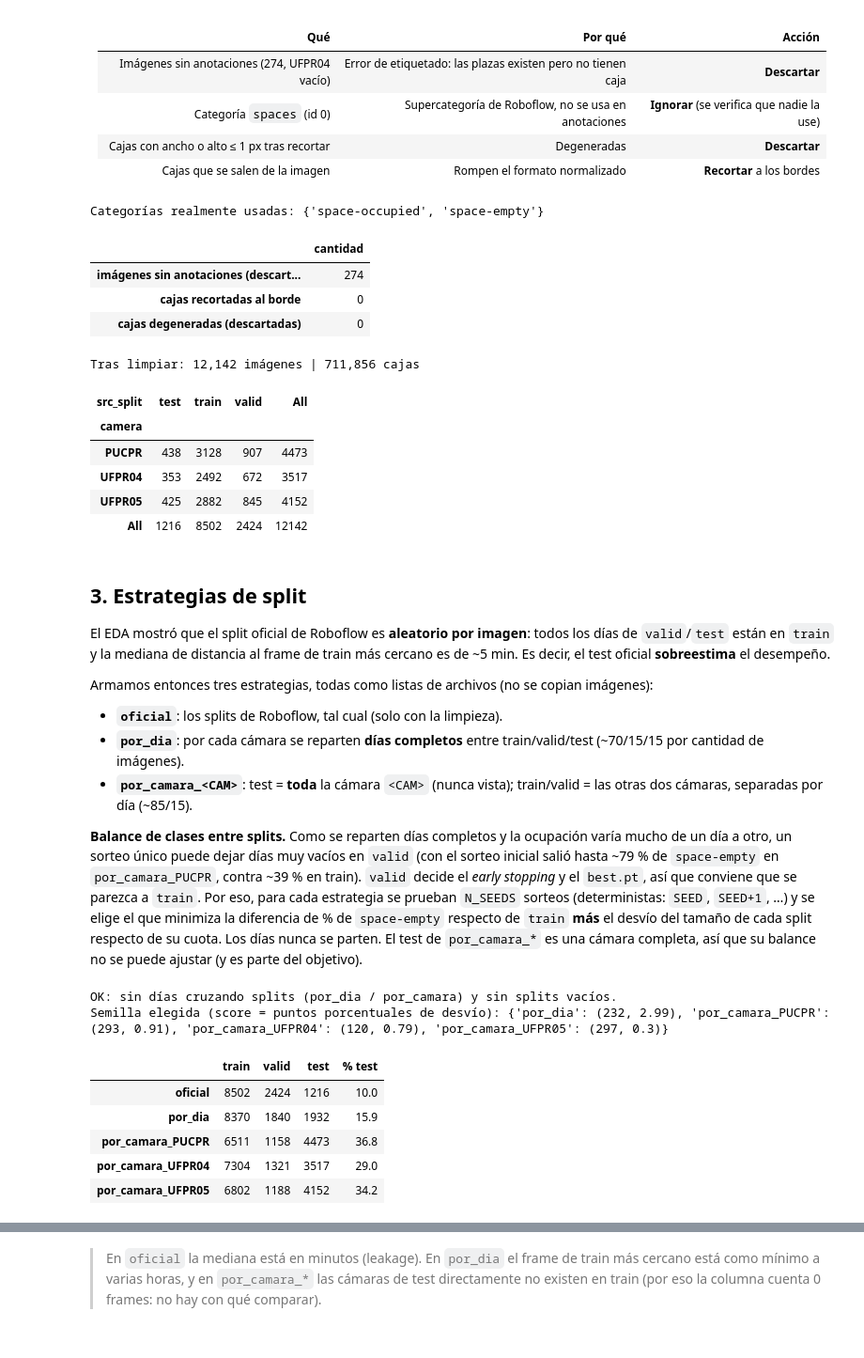
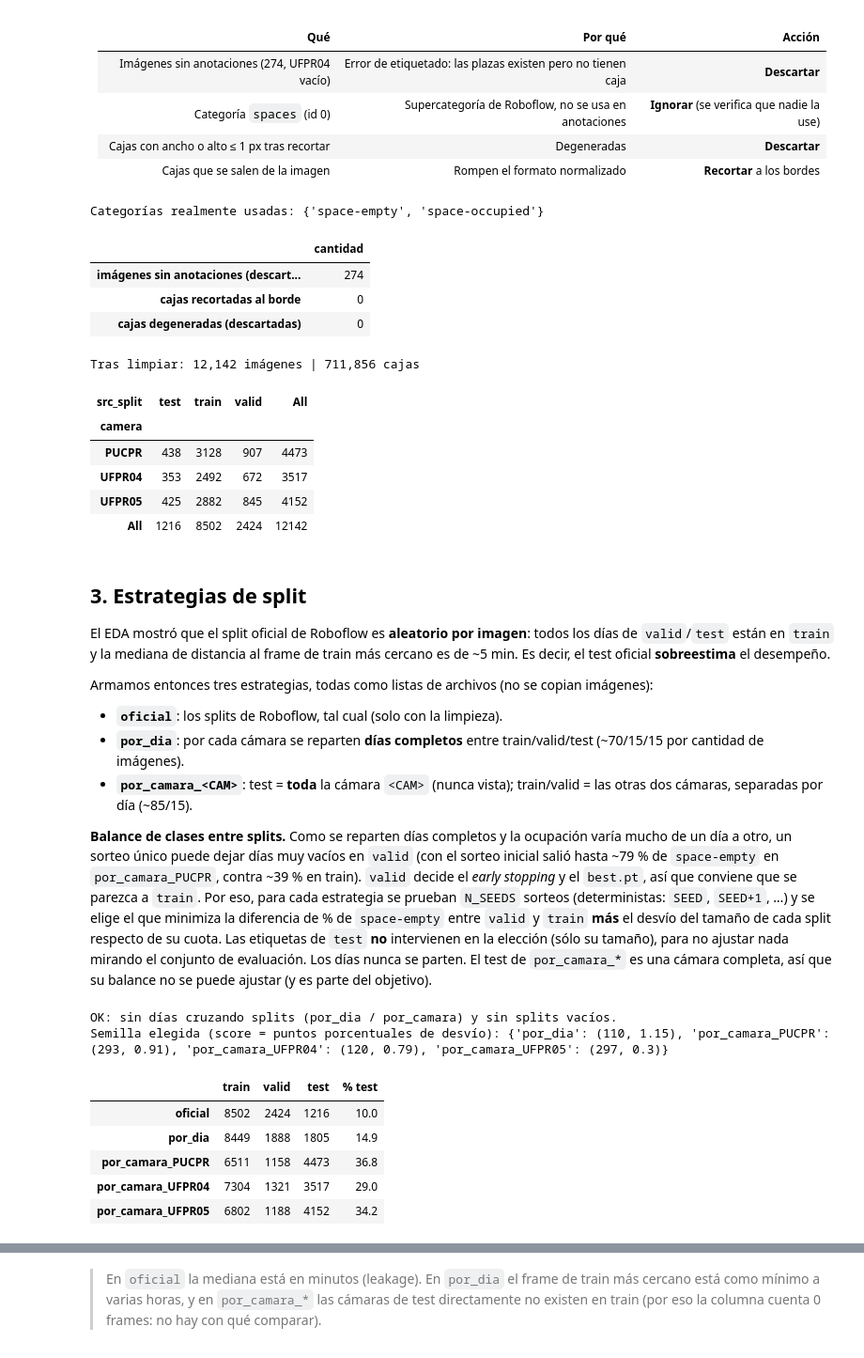
Before and after one commit to santiagoruizvt/VpC2-Grupo8, a Jupyter notebook: notebooks/02_preparacion.ipynb, the cells around one changed output, grey strips where cells are left out. Shown at 94% size. Drawn from its saved outputs; the diff is of its cells as text; code cells hidden in the pictures.

```diff
--- a/notebooks/02_preparacion.ipynb
+++ b/notebooks/02_preparacion.ipynb
@@ -90,7 +102,7 @@ FNAME_RE = re.compile(r"^(\d{4}-\d{2}-\d{2})_(\d{2})_(\d{2})_(\d{2})")
 
 
 def load_split(split: str):
-    with open(DATA_DIR / split / "_annotations.coco.json") as f:
+    with open(DATA_DIR / split / "_annotations.coco.json", encoding="utf-8") as f:
         coco = json.load(f)
     cats = {c["id"]: c["name"] for c in coco["categories"]}
 
@@ -194,7 +206,7 @@ images["n_empty"] = (annots.assign(e=annots["cls"] == CLASS_ID["space-empty"])
 print(f"\nTras limpiar: {len(images):,} imágenes | {len(annots):,} cajas")
 pd.crosstab(images["camera"], images["src_split"], margins=True)
 # %% [output]
-Categorías realmente usadas: {'space-occupied', 'space-empty'}
+Categorías realmente usadas: {'space-empty', 'space-occupied'}
 |  | cantidad |
 | imágenes sin anotaciones (descart... | 274 |
 | cajas recortadas al borde | 0 |
@@ -222,7 +234,8 @@ Armamos entonces tres estrategias, todas como listas de archivos (no se copian i
 un sorteo único puede dejar días muy vacíos en `valid` (con el sorteo inicial salió hasta ~79 % de `space-empty` en
 `por_camara_PUCPR`, contra ~39 % en train). `valid` decide el *early stopping* y el `best.pt`, así que conviene que se parezca a `train`.
 Por eso, para cada estrategia se prueban `N_SEEDS` sorteos (deterministas: `SEED`, `SEED+1`, …) y se elige el que minimiza
-la diferencia de % de `space-empty` respecto de `train` **más** el desvío del tamaño de cada split respecto de su cuota.
+la diferencia de % de `space-empty` entre `valid` y `train` **más** el desvío del tamaño de cada split respecto de su cuota.
+Las etiquetas de `test` **no** intervienen en la elección (sólo su tamaño), para no ajustar nada mirando el conjunto de evaluación.
 Los días nunca se parten. El test de `por_camara_*` es una cámara completa, así que su balance no se puede ajustar (y es parte del objetivo).
 # %%
 def assign_by_group(df: pd.DataFrame, fracs: dict, seed: int) -> pd.Series:
@@ -253,15 +266,15 @@ N_SEEDS = 300  # sorteos a probar por estrategia (deterministas: SEED, SEED+1, .
 
 
 def balance_score(df: pd.DataFrame, s: pd.Series, fracs: dict) -> float:
-    """Puntos porcentuales de desvío: |%libres(split) - %libres(train)| para cada split != train
-    + |%imágenes(split) - cuota| para cada split. Menor = mejor. inf si alguna cámara queda sin imágenes en algún split."""
+    """Puntos porcentuales de desvío: |%libres(valid) - %libres(train)| + |%imágenes(split) - cuota| para cada split.
+    Las etiquetas de test no se miran (sólo su tamaño). Menor = mejor. inf si alguna cámara queda sin imágenes en algún split."""
     present = pd.crosstab(df["camera"], s).reindex(columns=list(fracs), fill_value=0)
     if (present == 0).any().any():
         return np.inf
     tot = df.groupby(s)[["n_empty", "n_annots"]].sum()
     pct_empty = 100 * tot["n_empty"] / tot["n_annots"]
     share = 100 * s.value_counts() / len(df)
-    dev_class = sum(abs(pct_empty[k] - pct_empty["train"]) for k in fracs if k != "train")
+    dev_class = abs(pct_empty["valid"] - pct_empty["train"])
     dev_size = sum(abs(share[k] - 100 * f) for k, f in fracs.items())
     return float(dev_class + dev_size)
 
@@ -290,35 +303,35 @@ strategies["por_dia"], search_log["por_dia"] = s, (sd, sc)
 # 3) por cámara (leave-one-camera-out)
 for holdout in CAMERAS:
     s = pd.Series(index=images.index, dtype=object)
     is_hold = images["camera"] == holdout
     s[is_hold] = "test"
     s_train, sd, sc = best_assignment(images[~is_hold], FRACS_2)
     s[~is_hold] = s_train
     strategies[f"por_camara_{holdout}"] = s
     search_log[f"por_camara_{holdout}"] = (sd, sc)
 
 # --- verificaciones de integridad ---
 for name, s in strategies.items():
     assert s.notna().all() and set(s.unique()) <= set(SPLITS), name
     if name != "oficial":
         # ningún (cámara, día) cruza splits
         n_splits_per_group = images.assign(s=s).groupby(["camera", "date"])["s"].nunique()
         assert (n_splits_per_group == 1).all(), f"{name}: hay días repartidos en más de un split"
     for sp in SPLITS:
         assert (s == sp).any(), f"{name}: el split {sp} quedó vacío"
 print("OK: sin días cruzando splits (por_dia / por_camara) y sin splits vacíos.")
 print("Semilla elegida (score = puntos porcentuales de desvío):",
       {k: (sd, round(sc, 2)) for k, (sd, sc) in search_log.items()})
 
 summary = pd.concat({n: s.value_counts().reindex(SPLITS) for n, s in strategies.items()}, axis=1).T
 summary["% test"] = (100 * summary["test"] / summary.sum(axis=1)).round(1)
 summary
 # %% [output]
 OK: sin días cruzando splits (por_dia / por_camara) y sin splits vacíos.
-Semilla elegida (score = puntos porcentuales de desvío): {'por_dia': (232, 2.99), 'por_camara_PUCPR': (293, 0.91), 'por_camara_UFPR04': (120, 0.79), 'por_camara_UFPR05': (297, 0.3)}
+Semilla elegida (score = puntos porcentuales de desvío): {'por_dia': (110, 1.15), 'por_camara_PUCPR': (293, 0.91), 'por_camara_UFPR04': (120, 0.79), 'por_camara_UFPR05': (297, 0.3)}
 |  | train | valid | test | % test |
 | oficial | 8502 | 2424 | 1216 | 10.0 |
-| por_dia | 8370 | 1840 | 1932 | 15.9 |
+| por_dia | 8449 | 1888 | 1805 | 14.9 |
 | por_camara_PUCPR | 6511 | 1158 | 4473 | 36.8 |
 | por_camara_UFPR04 | 7304 | 1321 | 3517 | 29.0 |
 | por_camara_UFPR05 | 6802 | 1188 | 4152 | 34.2 |
```
Also changed, not shown: parts of 8 cells of this notebook.
